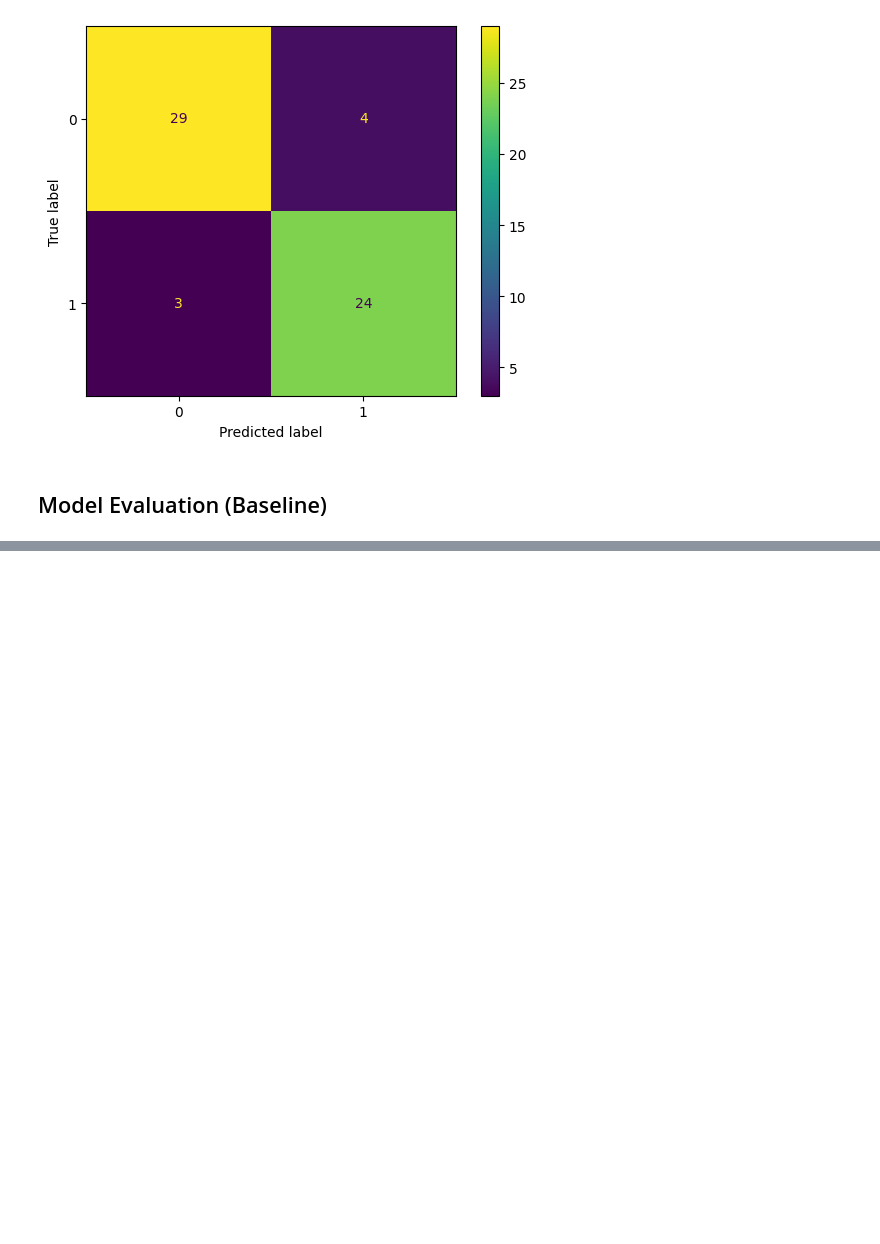
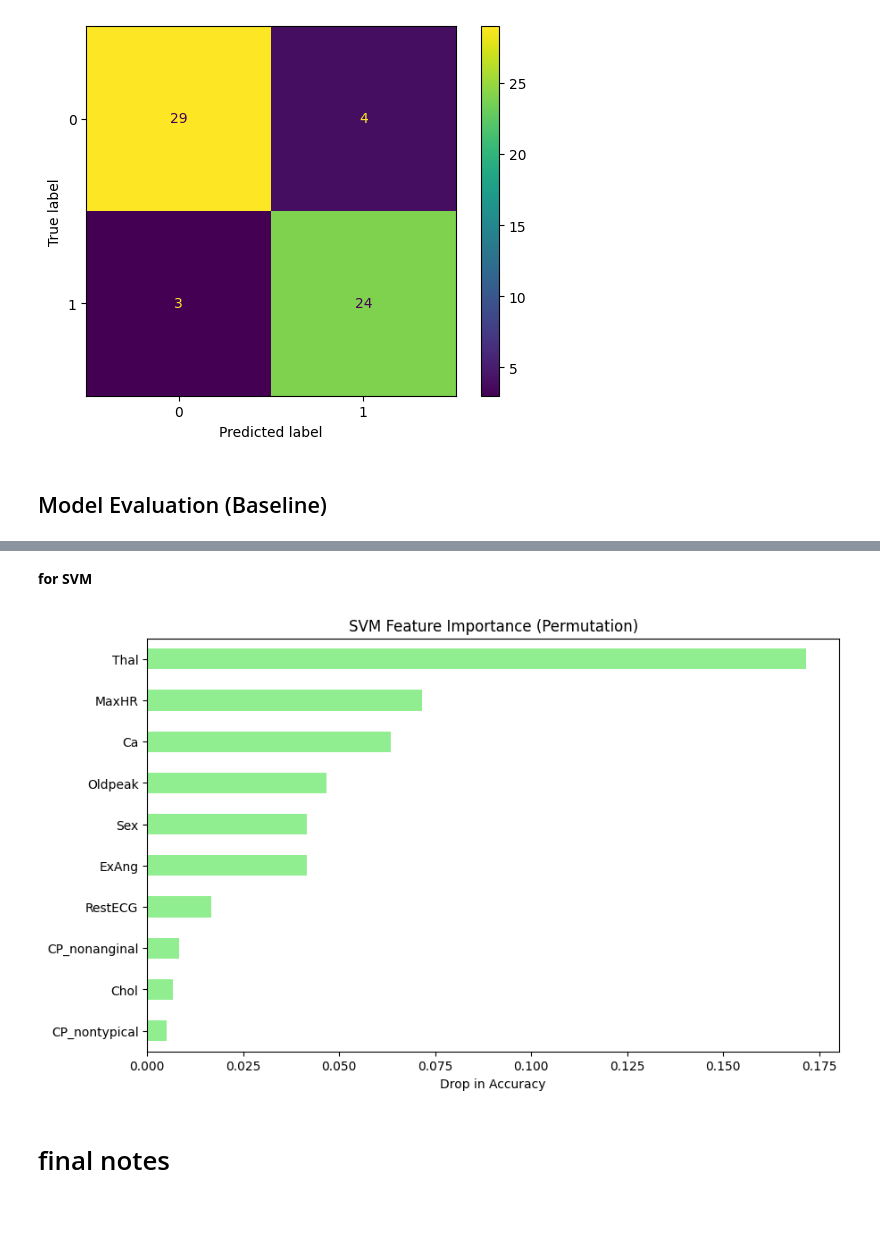
Before and after one commit to Muhammed-ismail3/Heart-Disease-Prediction, a Jupyter notebook: Project/Model.ipynb, the cells around one changed output, grey strips where cells are left out. Saved outputs shown, nothing was run; the diff lists cells and outputs as text; code cells hidden in the pictures; blank space fills up the shorter version.

```diff
--- a/Project/Model.ipynb
+++ b/Project/Model.ipynb
@@ -918,0 +1088,29 @@ ROC-AUC Score: 0.9259
+# %% [markdown]
+**for SVM**
+# %%
+from sklearn.inspection import permutation_importance
+
+# 1. Calculate Permutation Importance
+# We use the TEST set here to see which features matter for generalization
+perm_importance = permutation_importance(best_svm_model, X2_test, y2_test, n_repeats=10, random_state=42)
+
+# 2. Convert to a Pandas Series
+# 'importances_mean' gives the average drop in accuracy for each feature
+svm_importances = pd.Series(perm_importance.importances_mean, index=X2_test.columns)
+
+# 3. Sort and take top 10
+top_10_svm = svm_importances.sort_values(ascending=False).head(10)
+
+# 4. Plot
+plt.figure(figsize=(10, 6))
+top_10_svm.plot(kind='barh', color='lightgreen')
+plt.title('SVM Feature Importance (Permutation)')
+plt.xlabel('Drop in Accuracy')
+plt.gca().invert_yaxis() # Put the most important feature at the top
+plt.show()
+# %% [output]
+[figure, added]
+# %% [markdown]
+# final notes
+# %% [markdown]
+#
```
Also changed, not shown: parts of 28 cells of this notebook, 1 other file.
